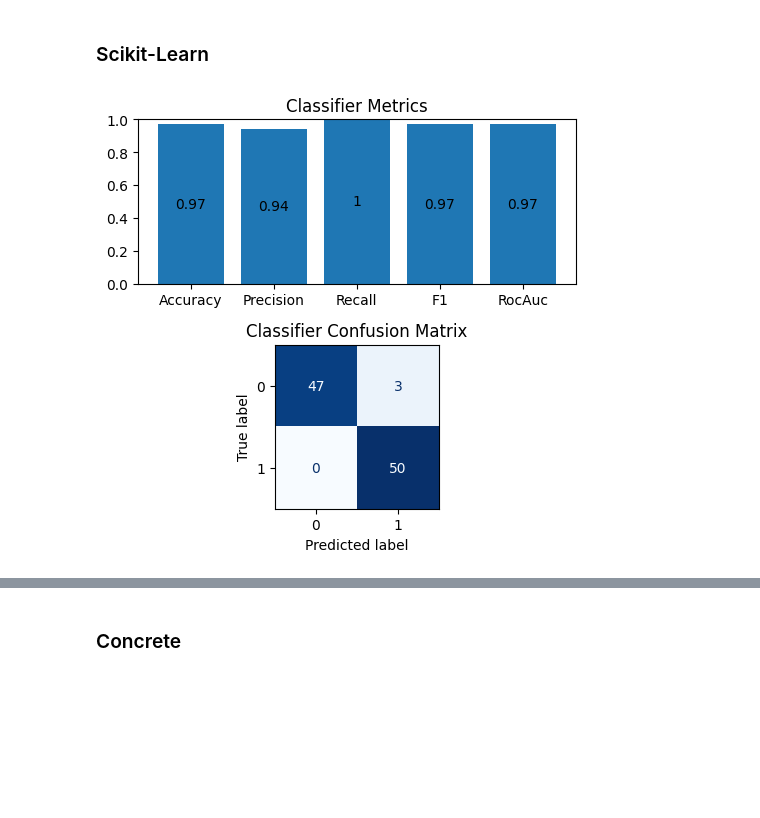
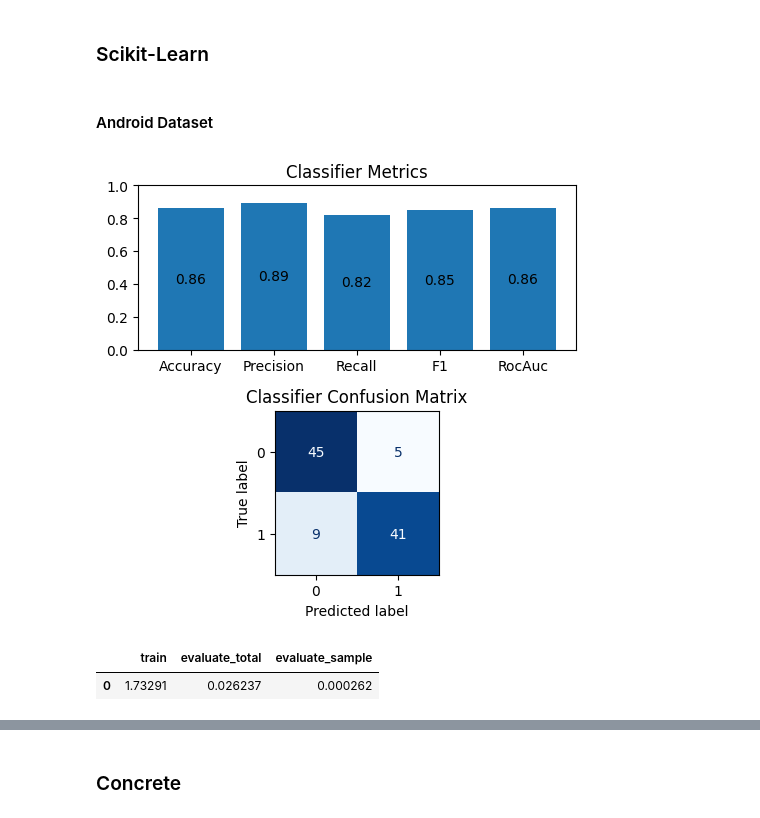
Before and after one commit to lstk44/Homomorphic-Encryption, a Jupyter notebook: UCLogFiles/LogFileAnomalyDetection.ipynb, the cells around one changed output, grey strips where cells are left out. Saved outputs shown, nothing was run; the diff lists cells and outputs as text; code cells hidden in the pictures; blank space fills up the shorter version.

```diff
--- a/UCLogFiles/LogFileAnomalyDetection.ipynb
+++ b/UCLogFiles/LogFileAnomalyDetection.ipynb
@@ -391,3 +335,13 @@ elif selected_features == 'bert':
+# %%
+# preprocess data
+xtrain_android, xtest_android = data_preprocessing(xtrain_android), data_preprocessing(xtest_android)
+xtrain_bgl, xtest_bgl = data_preprocessing(xtrain_bgl), data_preprocessing(xtest_bgl)
+xtrain_hadoop, xtest_hadoop = data_preprocessing(xtrain_hadoop), data_preprocessing(xtest_hadoop)
+
+# tfidf vectorizer
+xtrain_android, xtest_android = tfidf_vectorizer(xtrain_android, xtest_android)
+xtrain_bgl, xtest_bgl = tfidf_vectorizer(xtrain_bgl, xtest_bgl)
+xtrain_hadoop, xtest_hadoop = tfidf_vectorizer(xtrain_hadoop, xtest_hadoop)
 # %% [markdown]
 # Modelling
 # %% [markdown]
@@ -633,11 +587,19 @@ class ConcreteAutoencoder():
         return ypred
 # %% [markdown]
 ### Scikit-Learn
+# %% [markdown]
+#### Android Dataset
 # %%
 sklearn_autoencoder = SklearnAutoencoder(encoding_factor=0.3, threshold_quantile=0.95)
-sklearn_autoencoder = sklearn_autoencoder.train(xtrain)
-ypred_sklearn = sklearn_autoencoder.evaluate(xtest)
+sklearn_autoencoder = sklearn_autoencoder.train(xtrain_android)
+ypred_sklearn = sklearn_autoencoder.evaluate(xtest_android)
 
-plot_classification_metrics(ytest, ypred_sklearn)
+plot_classification_metrics(ytest_android, ypred_sklearn)
 # %% [output]
-[figure, old version]
+[figure, new version]
+# %%
+sklearn_results = pd.DataFrame(sklearn_autoencoder.log, index=[0])
+sklearn_results
+# %% [output]
+|  | train | evaluate_total | evaluate_sample |
+| 0 | 1.73291 | 0.026237 | 0.000262 |
```
Also changed, not shown: parts of 23 cells of this notebook.
